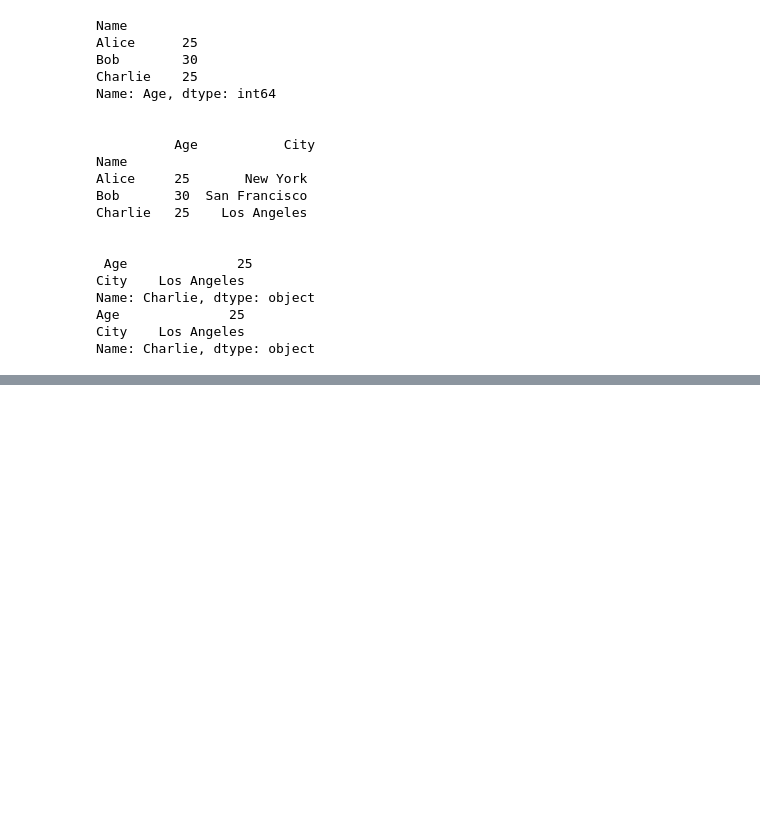
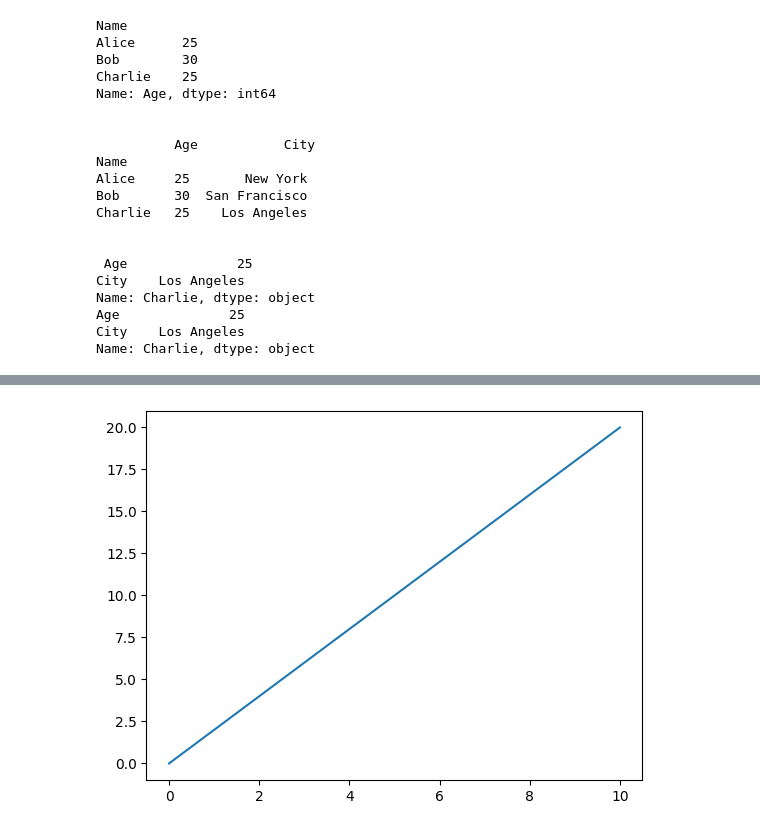
Before and after one commit to Aerospace-prog/Python-For-AI-Ml, a Jupyter notebook: Python_For_Ai_Ml.ipynb, the cells around one changed output, grey strips where cells are left out. Drawn from its saved outputs; the diff is of its cells as text; code cells hidden in the pictures; blank space fills up the shorter version.

```diff
--- a/Python_For_Ai_Ml.ipynb
+++ b/Python_For_Ai_Ml.ipynb
@@ -1849,0 +1880,18 @@ Name: Charlie, dtype: object
+# %%
+# Plotting with numpy arrays
+
+import matplotlib.pyplot as plt
+import numpy as np
+
+#Creating numpy arrays
+axis1 = np.array([0,10])
+axis2 = np.array([0,20])
+
+#Plotting x and y axes
+plt.plot(axis1,axis2) #1st parameter - x axis, 2nd parameter - y axis
+
+#Viewing the line graph
+
+plt.show()
+# %% [output]
+[figure, added]
```
Also changed, not shown: parts of 80 cells of this notebook.
